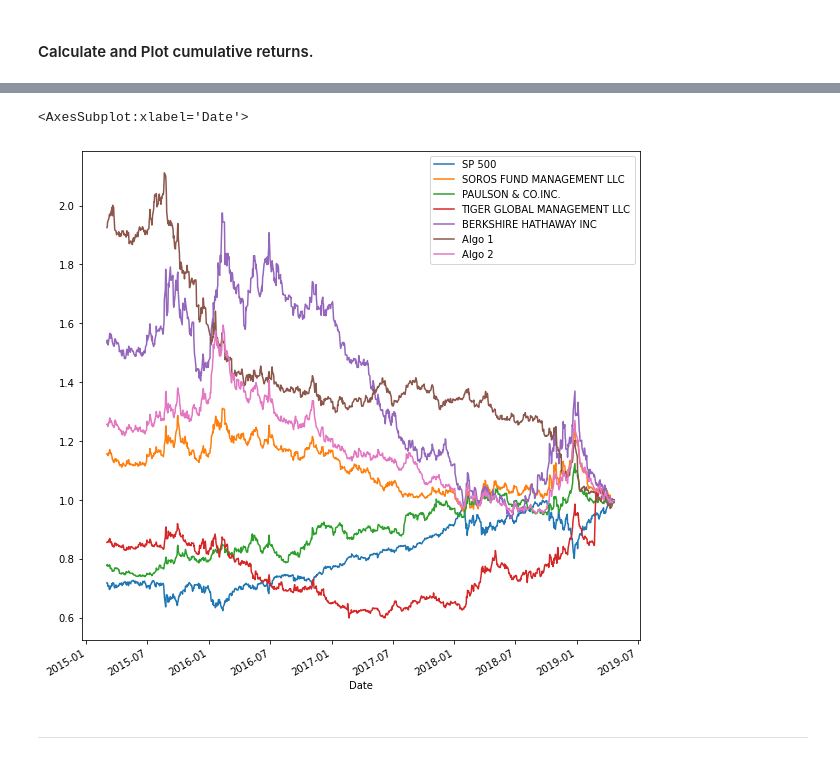
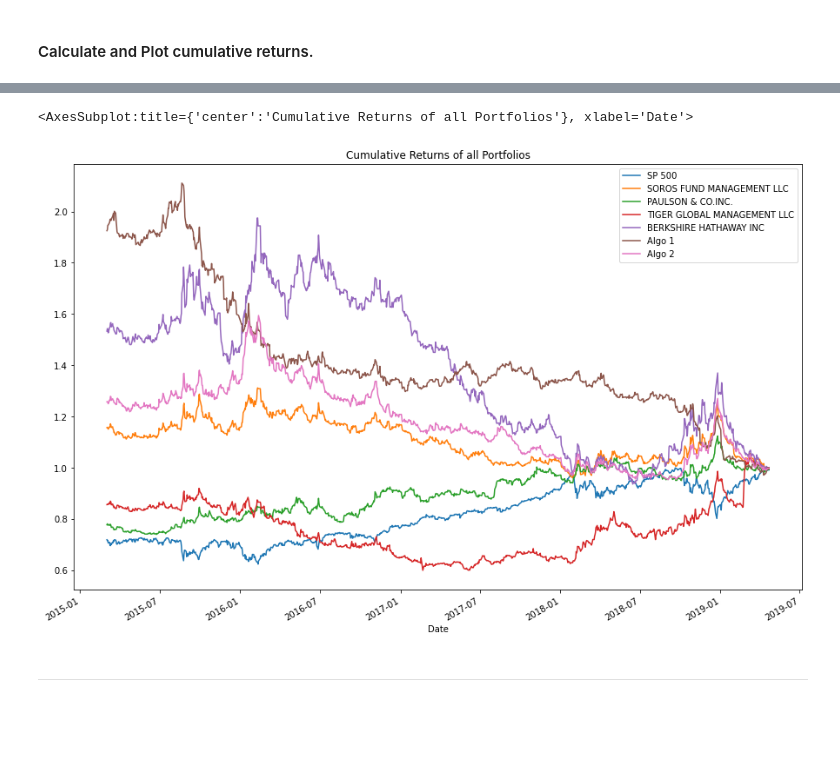
Before and after one commit to joeyh2/portfolio-analysis, a Jupyter notebook: whale_analysis.ipynb, the cells around one changed output, grey strips where cells are left out. Saved outputs shown, nothing was run; the diff lists cells and outputs as text; code cells hidden in the pictures; blank space fills up the shorter version.

Commit message:
pushing plotting progress

```diff
--- a/whale_analysis.ipynb
+++ b/whale_analysis.ipynb
@@ -238,10 +268,10 @@ cumulative_returns.head()
 | 2019-04-15 | 0.990422 | 0.997233 | 0.986694 | 0.992113 | 0.994347 | 0.978655 | ... |
 # %%
 # Plot cumulative returns
-cumulative_returns.plot(figsize=(10,10))
+cumulative_returns.plot(figsize=(15,10), title = ("Cumulative Returns of all Portfolios"))
 # %% [output]
-<AxesSubplot:xlabel='Date'>
+<AxesSubplot:title={'center':'Cumulative Returns of all Portfolios'}, xlabel='Date'>
-[figure, old version]
+[figure, new version]
 # %% [markdown]
 ---
 # %% [markdown]
```
Also changed, not shown: parts of 8 cells of this notebook.
